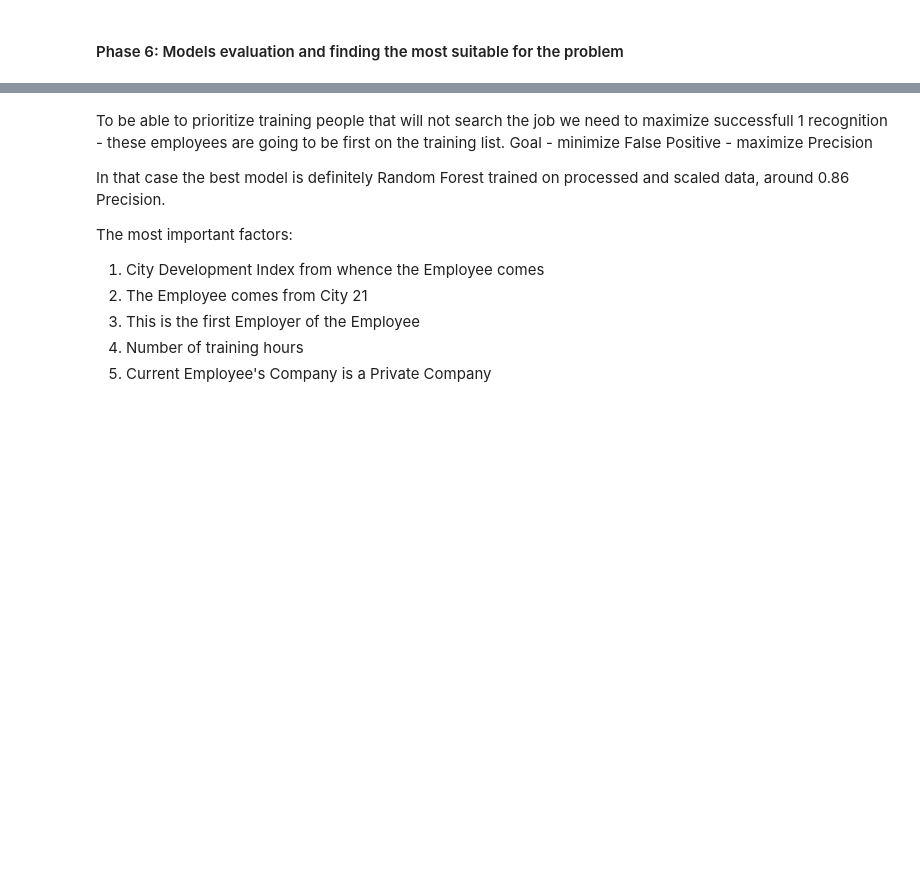
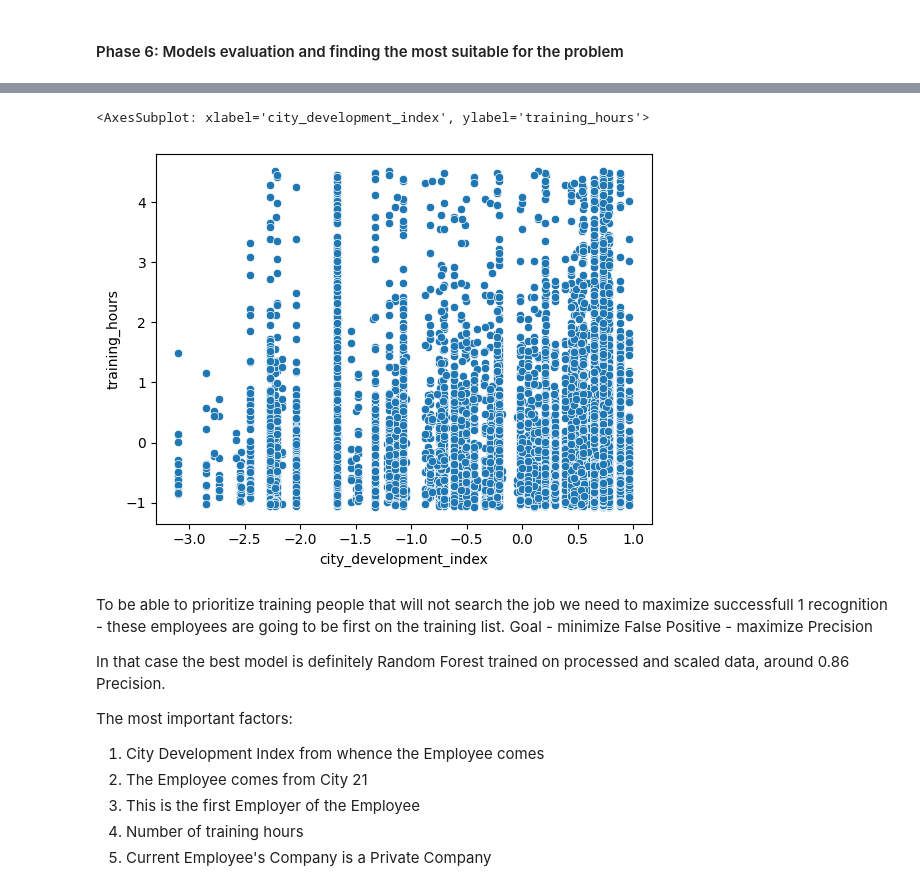
Before and after one commit to AnsealArt/PJWSTK-EWD, a Jupyter notebook: Project/hr_analytics.ipynb, the cells around one changed output, grey strips where cells are left out. Saved outputs shown, nothing was run; the diff lists cells and outputs as text; code cells hidden in the pictures; blank space fills up the shorter version.

```diff
--- a/Project/hr_analytics.ipynb
+++ b/Project/hr_analytics.ipynb
@@ -593,3 +610,8 @@ plt.show()
+# %%
+sns.scatterplot(data=df_hr_processed_and_scaled, x='city_development_index', y='training_hours')
+# %% [output]
+<AxesSubplot: xlabel='city_development_index', ylabel='training_hours'>
+[figure, added]
 # %% [markdown]
 To be able to prioritize training people that will not search the job we need to maximize successfull 1 recognition - these employees are going to be first on the training list.
 Goal - minimize False Positive - maximize Precision
```
Also changed, not shown: parts of 8 cells of this notebook.
